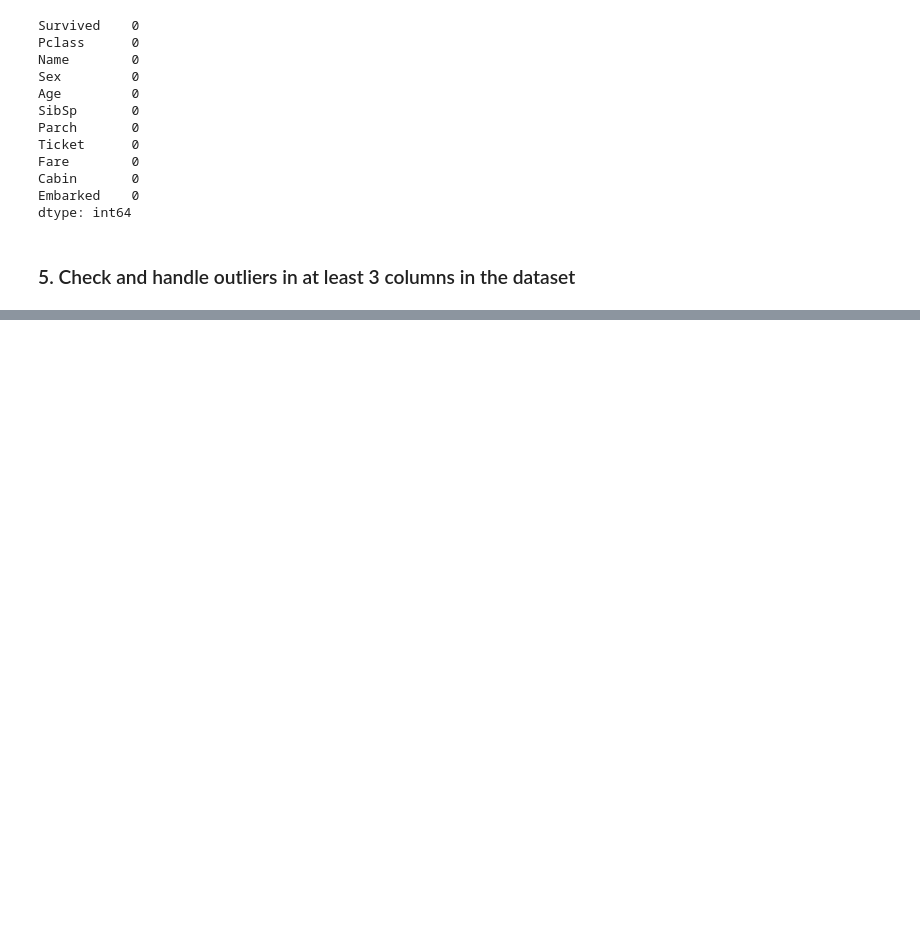
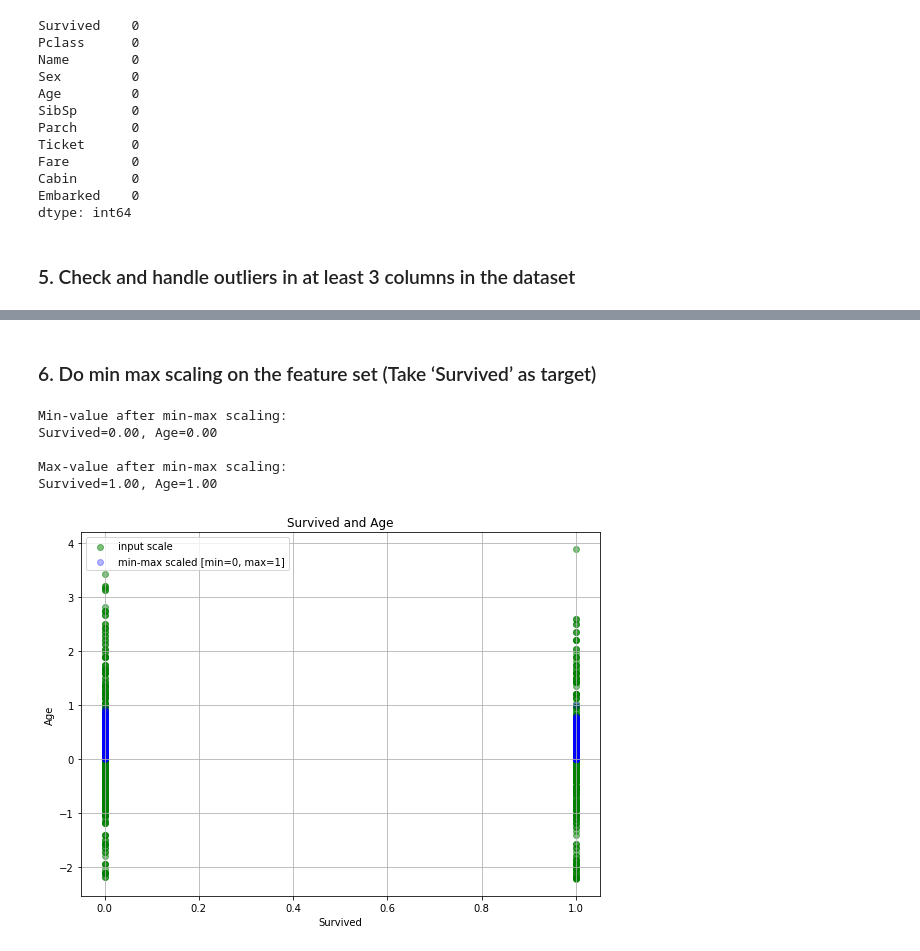
Before and after one commit to pramod099/ICT-Academy-Data-Science, a Jupyter notebook: case-study-#05-data-preprocessing.ipynb, the cells around one changed output, grey strips where cells are left out. Saved outputs shown, nothing was run; the diff lists cells and outputs as text; code cells hidden in the pictures; blank space fills up the shorter version.

```diff
--- a/case-study-#05-data-preprocessing.ipynb
+++ b/case-study-#05-data-preprocessing.ipynb
@@ -150,0 +300,9 @@ dtype: int64
+# %%
+# Use standard scale to rescale the outlier value
+
+col=['SibSp']
+feature=dataIndexChanged[col]
+scaler=StandardScaler().fit(feature.values)
+feature=scaler.transform(feature.values)
+dataIndexChanged[col]=feature
+dataIndexChanged
@@ -150,0 +324,39 @@ dtype: int64
+# %% [markdown]
+### 6. Do min max scaling on the feature set (Take ‘Survived’ as target)
+# %%
+from sklearn import preprocessing
+minmax_scale = preprocessing.MinMaxScaler().fit(dataIndexChanged[['Survived','Age']])
+data_minmax = minmax_scale.transform(dataIndexChanged[['Survived', 'Age']])
+# %%
+print('Min-value after min-max scaling:\nSurvived={:.2f}, Age={:.2f}'
+      .format(data_minmax[:,0].min(), data_minmax[:,1].min()))
+print('\nMax-value after min-max scaling:\nSurvived={:.2f}, Age={:.2f}'
+      .format(data_minmax[:,0].max(), data_minmax[:,1].max()))
+# %% [output]
+Min-value after min-max scaling:
+Survived=0.00, Age=0.00
+
+Max-value after min-max scaling:
+Survived=1.00, Age=1.00
+# %%
+def plot():
+    plt.figure(figsize=(8,6))
+
+    plt.scatter(dataIndexChanged['Survived'], dataIndexChanged['Age'],
+            color='green', label='input scale', alpha=0.5)
+
+    plt.scatter(data_minmax[:,0], data_minmax[:,1],
+            color='blue', label='min-max scaled [min=0, max=1]', alpha=0.3)
+
+    plt.title('Survived and Age')
+    plt.xlabel('Survived')
+    plt.ylabel('Age')
+    plt.legend(loc='upper left')
+    plt.grid()
+
+    plt.tight_layout()
+
+plot()
+plt.show()
+# %% [output]
+[figure, added]
```
Also changed, not shown: parts of 11 cells of this notebook.
